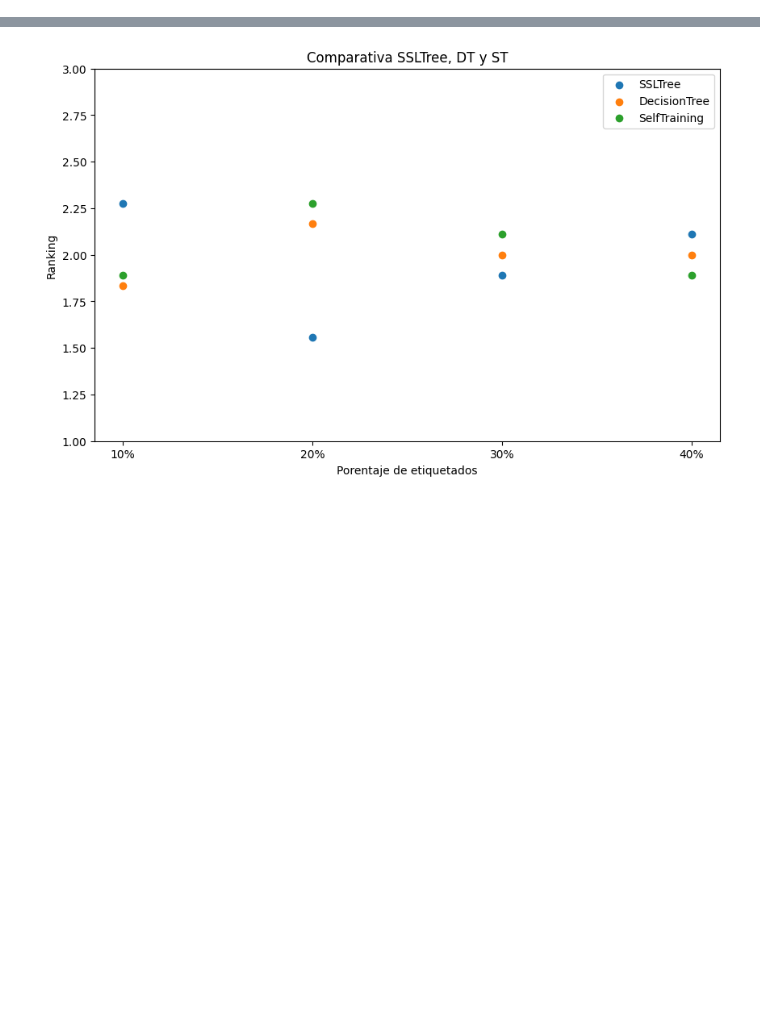
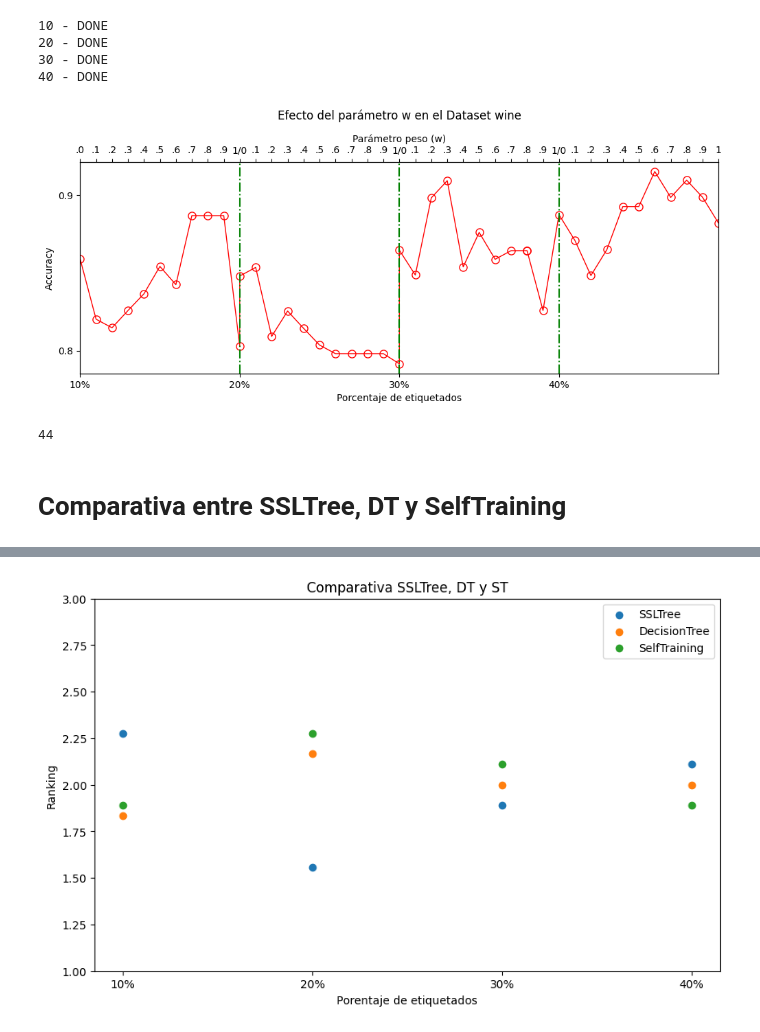
Before and after one commit to dmacha27/TFM-VIU, a Jupyter notebook: metodos/SSLTree/check_ssltree.ipynb, the cells around one changed output, grey strips where cells are left out. Cells and saved outputs as stored; diff of their text form; code cells hidden in the pictures; blank space fills up the shorter version.

```diff
--- a/metodos/SSLTree/check_ssltree.ipynb
+++ b/metodos/SSLTree/check_ssltree.ipynb
@@ -91,3 +154,51 @@ def cross_val(name, p_unlabeled="20"):
+# %%
+name = "wine"
+accuracies = estudio_w(name)
+# %% [output]
+10 - DONE
+20 - DONE
+30 - DONE
+40 - DONE
+# %%
+fig, ax = plt.subplots(figsize=(12, 4))
+ax.set_yticks(np.arange(0, 1.1, 0.1))
+plt.xlim(0,40)
+ax.set_xticks([0,10,20,30])
+ax.set_xticklabels(['10%', '20%', '30%', '40%'])
+
+ax.plot(
+    [0, 1, 2, 3, 4, 5, 6, 7, 8, 9, 10, 10, 11, 12, 13, 14, 15, 16, 17, 18, 19, 20, 20, 21, 22, 23, 24, 25, 26, 27, 28,
+     28, 29, 30, 31, 32, 33, 34, 35, 36, 37, 38, 39, 40]
+    , accuracies, marker='o', markerfacecolor='none', linestyle='-', color='red', markersize=8, linewidth=1)
+
+plt.axvline(x=10, color='g', linestyle='-.')
+plt.axvline(x=20, color='g', linestyle='-.')
+plt.axvline(x=30, color='g', linestyle='-.')
+
+ax2 = ax.twiny()
+
+ws = ['.0', '.1', '.2', '.3', '.4', '.5', '.6', '.7', '.8', '.9', '1/0',
+      '.1', '.2', '.3', '.4', '.5', '.6', '.7', '.8', '.9', '1/0',
+      '.1', '.2', '.3', '.4', '.5', '.6', '.7', '.8', '.9', '1/0',
+      '.1', '.2', '.3', '.4', '.5', '.6', '.7', '.8', '.9', '1']
+
+ax2.set_xticks(np.arange(0,41,1))
+ax2.set_xticklabels(ws)
+
+ax.set_xlabel('Porcentaje de etiquetados')
+ax.set_ylabel('Accuracy')
+ax2.set_xlabel('Parámetro peso (w)')
+
+plt.title("Efecto del parámetro w en el Dataset " + name, pad=15)
+plt.show()
+# %% [output]
+[figure, added]
+# %%
+len(accuracies)
+# %% [output]
+44
+# %% [markdown]
+# Comparativa entre SSLTree, DT y SelfTraining
 # %%
 names = [
     # "abalone",
```
Also changed, not shown: parts of 4 cells of this notebook, 2 other files.
